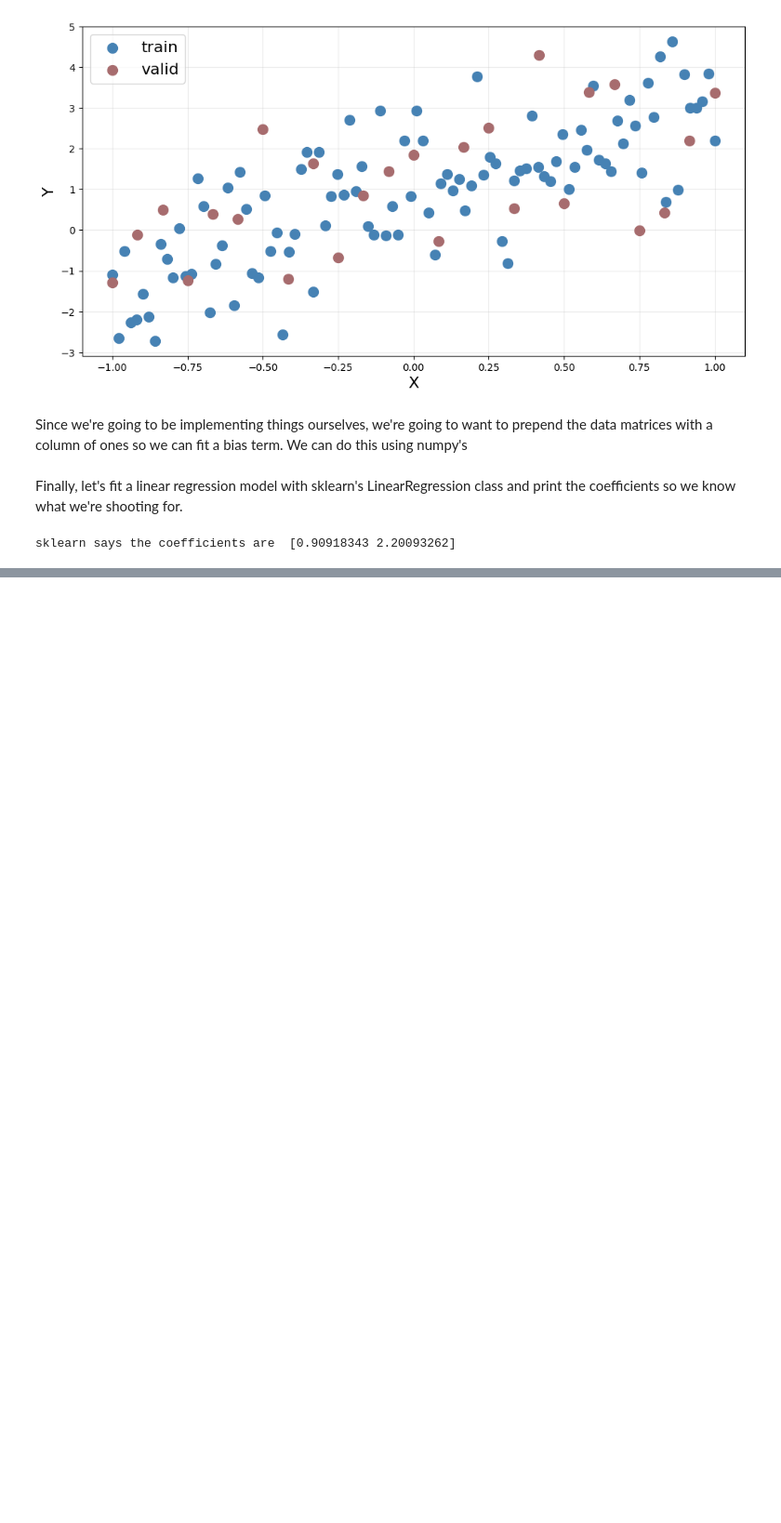
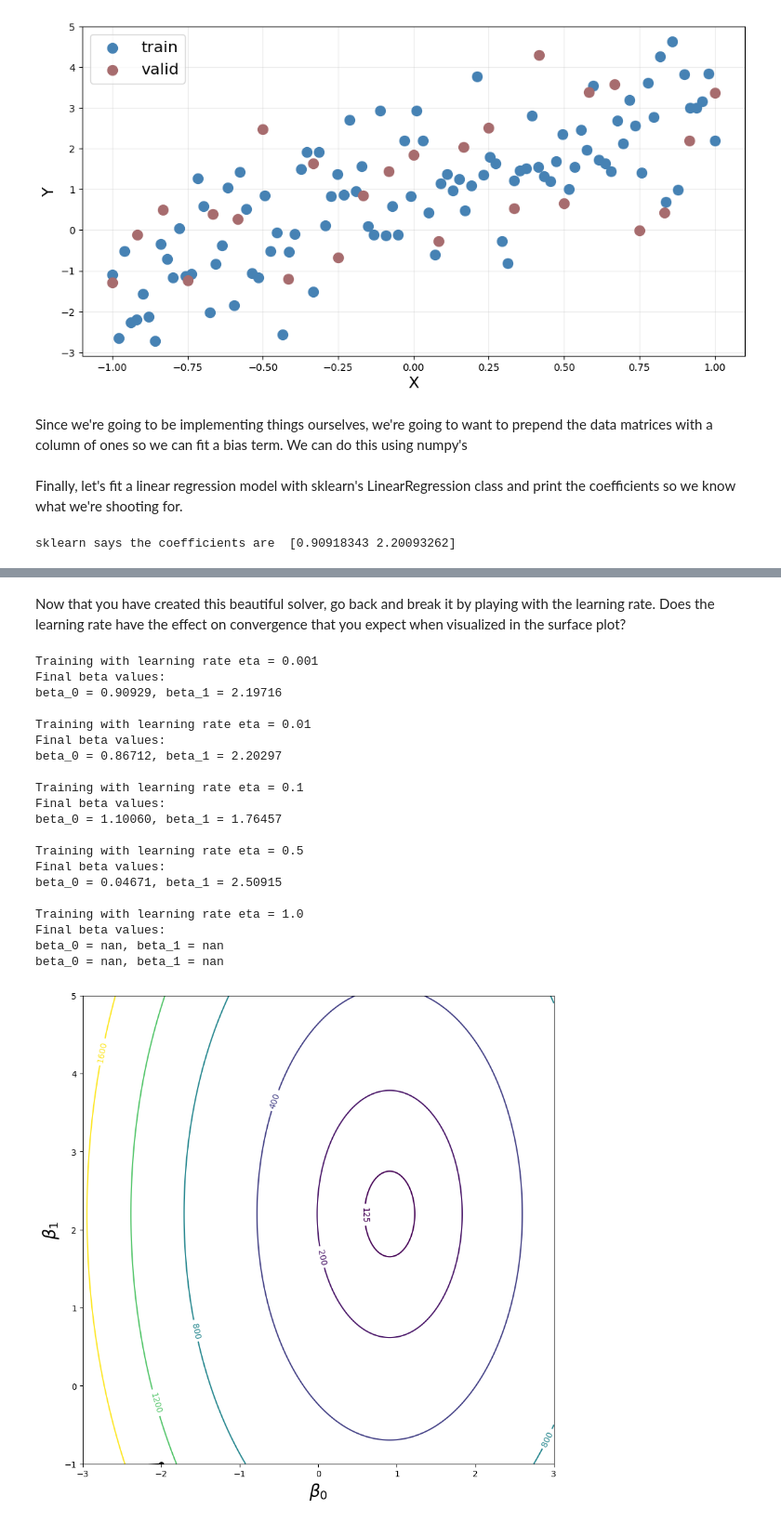
Before and after one commit to akkefa/ml-notes, a Jupyter notebook: docs/deep_learning/optimization.ipynb, the cells around one changed output, grey strips where cells are left out. Shown at 93% size. Drawn from its saved outputs; the diff is of its cells as text; code cells hidden in the pictures; blank space fills up the shorter version.

```diff
--- a/docs/deep_learning/optimization.ipynb
+++ b/docs/deep_learning/optimization.ipynb
@@ -1229,0 +1386,48 @@ sklearn says the coefficients are  [0.90918343 2.20093262]
+# %% [markdown]
+Now that you have created this beautiful solver, go back and break it by playing with the learning rate. Does the learning rate have the effect on convergence that you expect when visualized in the surface plot?
+# %%
+# Start at (-2,1)
+beta_start = np.array([-2.0, -1.0])
+
+# Training
+# your code here
+# List of learning rates to experiment with
+learning_rates = [0.001, 0.01, 0.1, 0.5, 1.0]
+
+for eta in learning_rates:
+    print(f"\nTraining with learning rate eta = {eta}")
+
+    # Perform training
+    bhist = sgd(X_train, y_train, beta_start.copy(), eta=eta, num_epochs=100)
+
+    # Print final beta values
+    print("Final beta values:")
+    print("beta_0 = {:.5f}, beta_1 = {:.5f}".format(bhist[-1][0], bhist[-1][1]))
+
+
+
+# Print and Plot
+print("beta_0 = {:.5f}, beta_1 = {:.5f}".format(bhist[-1][0], bhist[-1][1]))
+plotsurface(X_train, y_train, bhist=bhist)
+# %% [output]
+Training with learning rate eta = 0.001
+Final beta values:
+beta_0 = 0.90929, beta_1 = 2.19716
+
+Training with learning rate eta = 0.01
+Final beta values:
+beta_0 = 0.86712, beta_1 = 2.20297
+
+Training with learning rate eta = 0.1
+Final beta values:
+beta_0 = 1.10060, beta_1 = 1.76457
+
+Training with learning rate eta = 0.5
+Final beta values:
+beta_0 = 0.04671, beta_1 = 2.50915
+
+Training with learning rate eta = 1.0
+Final beta values:
+beta_0 = nan, beta_1 = nan
+beta_0 = nan, beta_1 = nan
+[figure, added]
```
Also changed, not shown: parts of 27 cells of this notebook.
